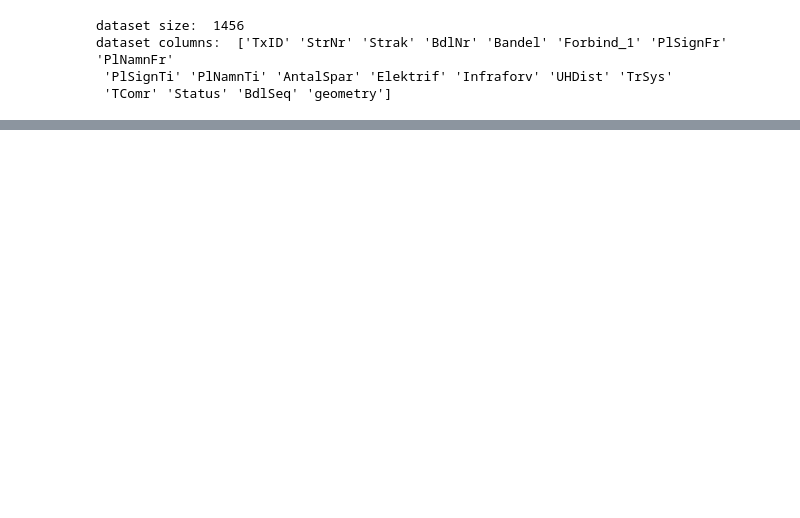
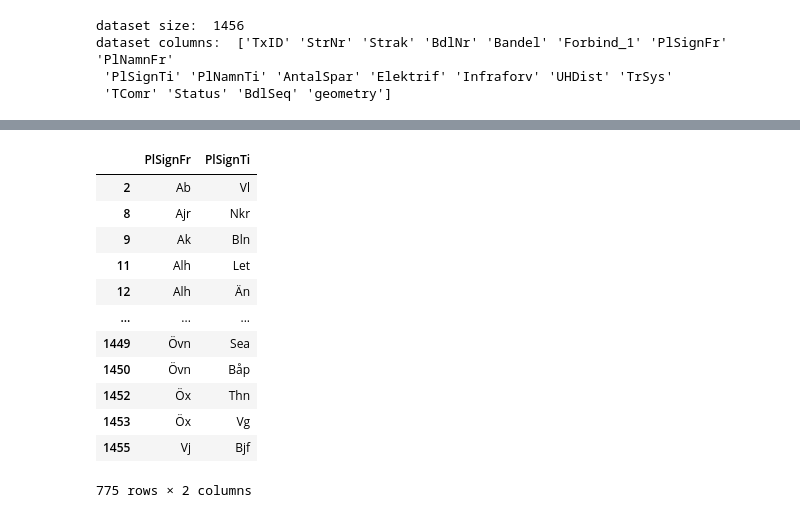
Before and after one commit to erhalv/swedish-railway-system, a Jupyter notebook: main.ipynb, the cells around one changed output, grey strips where cells are left out. Cells and saved outputs as stored; diff of their text form; code cells hidden in the pictures; blank space fills up the shorter version.

```diff
--- a/main.ipynb
+++ b/main.ipynb
@@ -51,6 +64,20 @@ dataset.head()
 # %%
-df = dataset[['PlSignFr', 'PlSignTi']]
+df = filtered_dataset[['PlSignFr', 'PlSignTi']]
 df
+# %% [output]
+|  | PlSignFr | PlSignTi |
+| 2 | Ab | Vl |
+| 8 | Ajr | Nkr |
+| 9 | Ak | Bln |
+| 11 | Alh | Let |
+| 12 | Alh | Än |
+| ... | ... | ... |
+| 1449 | Övn | Sea |
+| 1450 | Övn | Båp |
+| 1452 | Öx | Thn |
+| 1453 | Öx | Vg |
+| 1455 | Vj | Bjf |
+775 rows × 2 columns
 # %%
 df = pd.concat([df, pd.DataFrame(data=df[['PlSignTi', 'PlSignFr']].values, columns=['PlSignFr', 'PlSignTi'])])
 df
```
Also changed, not shown: parts of 8 cells of this notebook.
